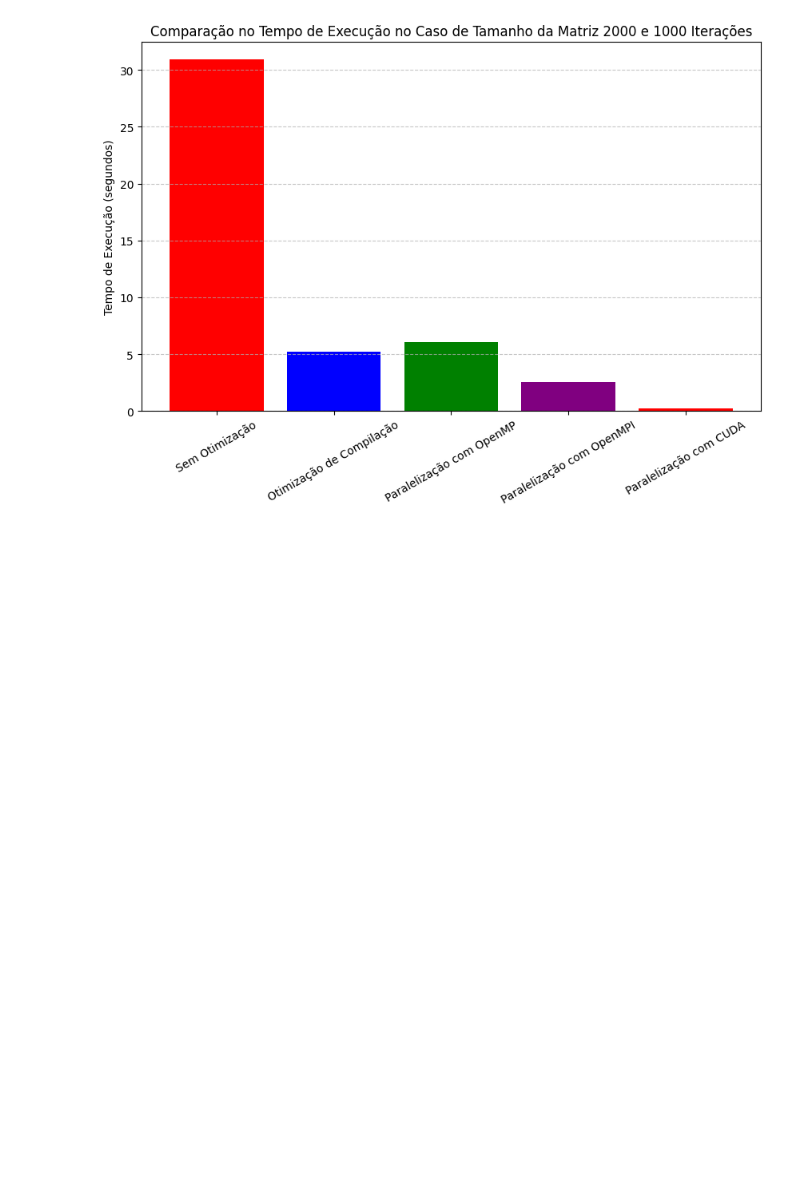
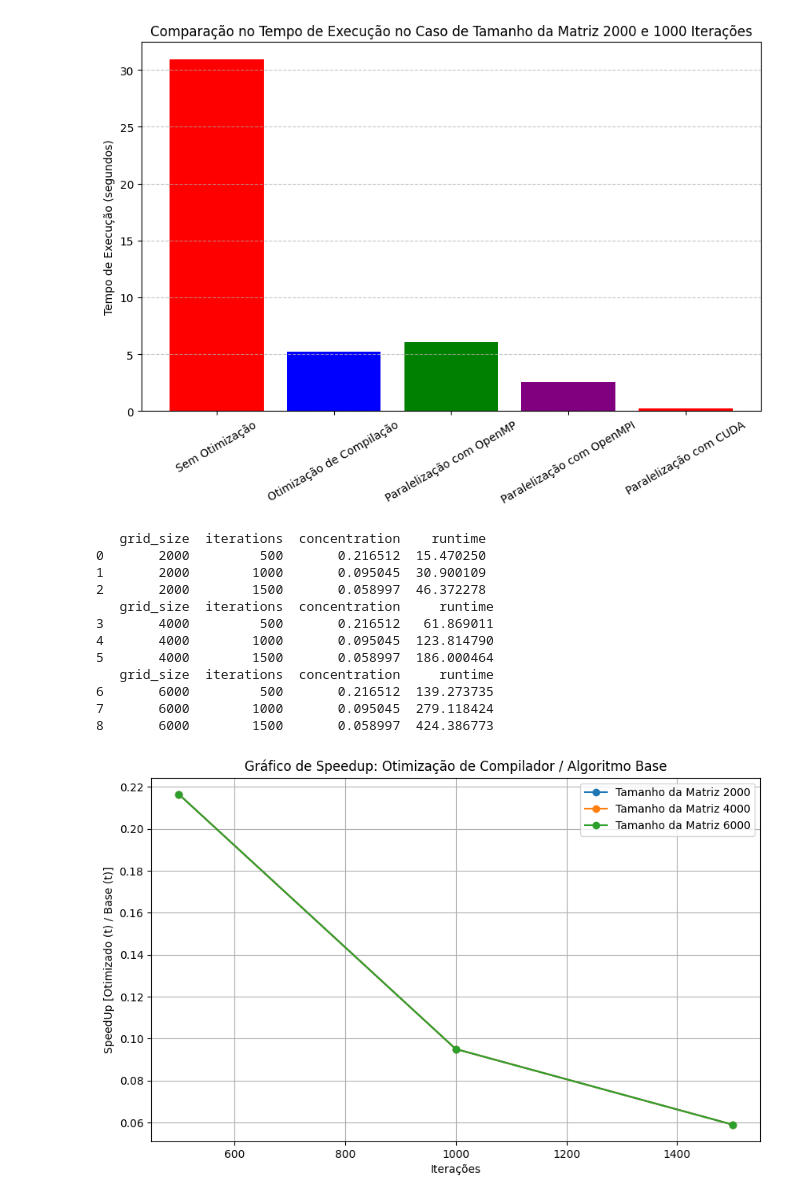
Before and after one commit to masterkey-07/pcd-simulation, a Jupyter notebook: analysis/graphs.ipynb, the cells around one changed output. Saved outputs shown, nothing was run; the diff lists cells and outputs as text; code cells hidden in the pictures; blank space fills up the shorter version.

```diff
--- a/analysis/graphs.ipynb
+++ b/analysis/graphs.ipynb
@@ -332,3 +336,31 @@ plt.grid(axis='y', linestyle='--', alpha=0.7)
 plt.show()
 # %% [output]
 [figure]
+# %%
+plt.figure(figsize=(10, 6))
+
+for grid_size in seq_raw["grid_size"].unique():
+    raw_subset = seq_raw[seq_raw["grid_size"] == grid_size]
+    print(raw_subset)
+    plt.plot(raw_subset["iterations"], raw_subset["concentration"], label=f"Tamanho da Matriz {grid_size}", marker='o')
+
+plt.xlabel("Iterações")
+plt.ylabel("SpeedUp [Otimizado (t) / Base (t)]")
+plt.title("Gráfico de Speedup: Otimização de Compilador / Algoritmo Base")
+plt.grid()
+plt.legend()
+plt.show()
+# %% [output]
+   grid_size  iterations  concentration    runtime
+0       2000         500       0.216512  15.470250
+1       2000        1000       0.095045  30.900109
+2       2000        1500       0.058997  46.372278
+   grid_size  iterations  concentration     runtime
+3       4000         500       0.216512   61.869011
+4       4000        1000       0.095045  123.814790
+5       4000        1500       0.058997  186.000464
+   grid_size  iterations  concentration     runtime
+6       6000         500       0.216512  139.273735
+7       6000        1000       0.095045  279.118424
+8       6000        1500       0.058997  424.386773
+[figure, added]
```
Also changed, not shown: parts of 5 cells of this notebook, 14 other files.
